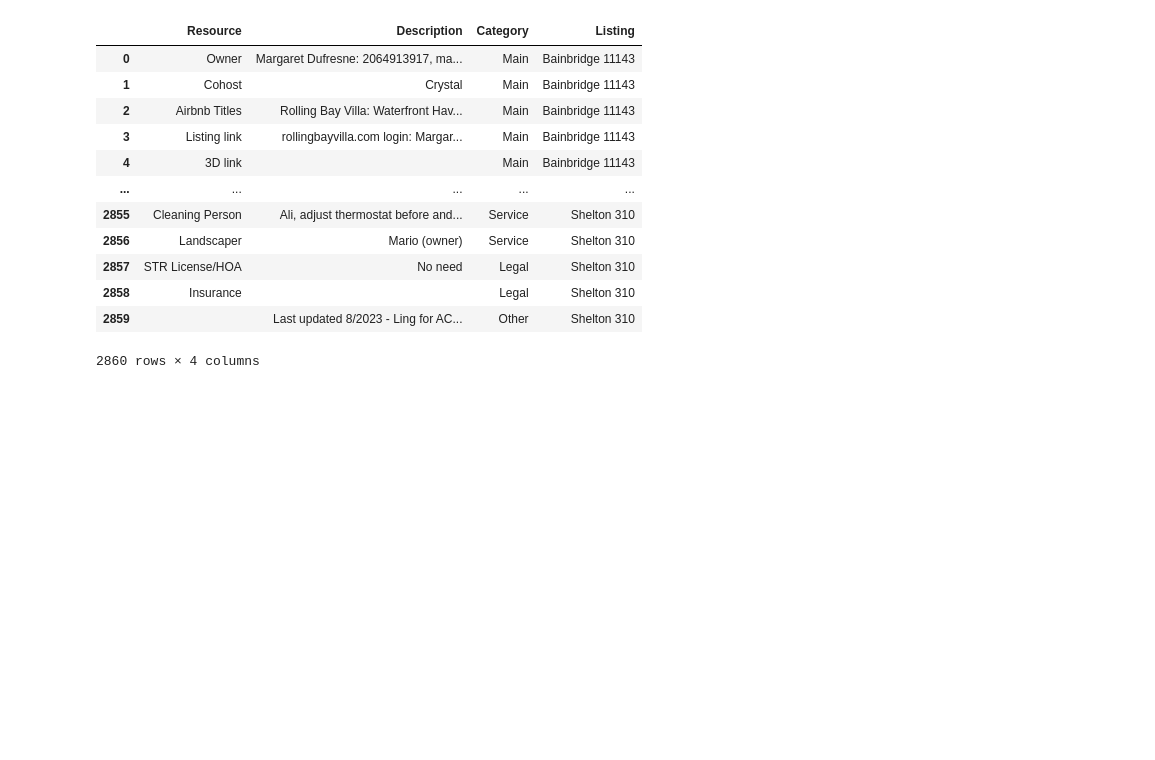
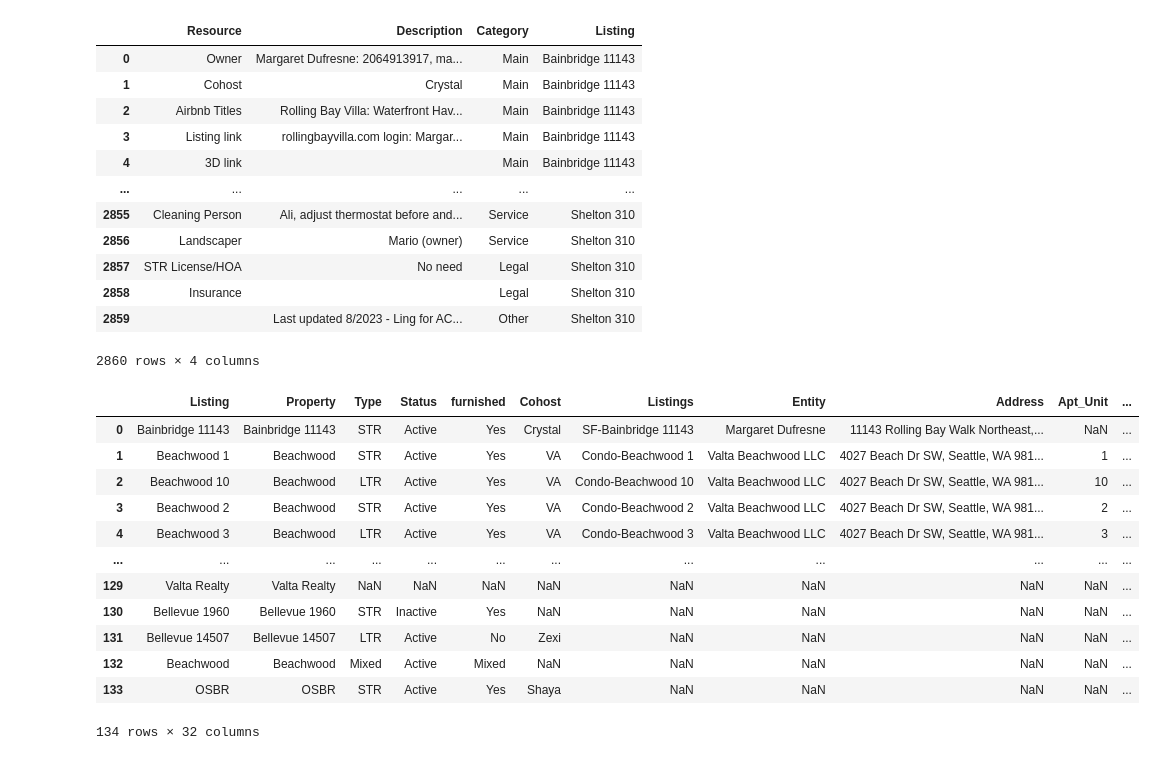
Before and after one commit to ylin2016/ValtaWork, a Jupyter notebook: OnboardingTemplate/ExtractPPT.ipynb, the cells around one changed output. Saved outputs shown, nothing was run; the diff lists cells and outputs as text; code cells hidden in the pictures; blank space fills up the shorter version.

Commit message:
merge master file infor

```diff
--- a/OnboardingTemplate/ExtractPPT.ipynb
+++ b/OnboardingTemplate/ExtractPPT.ipynb
@@ -128,3 +110,37 @@ with pd.ExcelWriter(
     for name, df in out.items():
         df = df.applymap(clean_for_excel)
         df.to_excel(writer, sheet_name=name[:31], index=False)  # Excel sheet name max 31 chars
+# %%
+# merge ppt_df with master file info
+property = pd.read_excel("/Users/ylin/My Drive/Cohost/Cohost Cleaner Compensation/Working/Data/Property_Cohost.xlsx")
+ppt = "/Users/ylin/My Drive/Cohost/Data and Reporting/10-OnboardingTemplate/Property_ppt_tables.xlsx"
+ppt_df = pd.read_excel(ppt)
+ppt_df =ppt_df.loc[ppt_df["Resource"].isin(["Access",'Accss & Keys info',
+                                            "Access\n(front door manual; basement lock manual )\nSchlage+smartthings+hub_aurmur"]),
+                   ["Listing","Resource","Description"]]
+
+master_df= pd.read_excel("/Users/ylin/My Drive/Cohost/** Properties ** -- Valta/Listings, Team & Vendor Master Sheet.xlsx")
+master_df = master_df[["Property", "Access","Backup Access (default lockbox: 3012)"]]
+# %%
+master_df.loc[master_df["Property"]=="Cottage 12(Caregiver)","Property"] = "Cottage 12"
+master_df.loc[master_df["Property"]=="OSBR","Property"] ="Cottages All OSBR"
+master_df =master_df.copy()
+
+ppt_df.loc[ppt_df["Listing"]=="OSBR","Listing"] = "Cottages All OSBR"
+ppt_df =ppt_df.copy()
+
+property
+# %% [output]
+|  | Listing | Property | Type | Status | furnished | Cohost | Listings | Entity | Address | Apt_Unit | ... |
+| 0 | Bainbridge 11143 | Bainbridge 11143 | STR | Active | Yes | Crystal | SF-Bainbridge 11143 | Margaret Dufresne | 11143 Rolling Bay Walk Northeast,... | NaN | ... |
+| 1 | Beachwood 1 | Beachwood | STR | Active | Yes | VA | Condo-Beachwood 1 | Valta Beachwood LLC | 4027 Beach Dr SW, Seattle, WA 981... | 1 | ... |
+| 2 | Beachwood 10 | Beachwood | LTR | Active | Yes | VA | Condo-Beachwood 10 | Valta Beachwood LLC | 4027 Beach Dr SW, Seattle, WA 981... | 10 | ... |
+| 3 | Beachwood 2 | Beachwood | STR | Active | Yes | VA | Condo-Beachwood 2 | Valta Beachwood LLC | 4027 Beach Dr SW, Seattle, WA 981... | 2 | ... |
+| 4 | Beachwood 3 | Beachwood | LTR | Active | Yes | VA | Condo-Beachwood 3 | Valta Beachwood LLC | 4027 Beach Dr SW, Seattle, WA 981... | 3 | ... |
+| ... | ... | ... | ... | ... | ... | ... | ... | ... | ... | ... | ... |
+| 129 | Valta Realty | Valta Realty | NaN | NaN | NaN | NaN | NaN | NaN | NaN | NaN | ... |
+| 130 | Bellevue 1960 | Bellevue 1960 | STR | Inactive | Yes | NaN | NaN | NaN | NaN | NaN | ... |
+| 131 | Bellevue 14507 | Bellevue 14507 | LTR | Active | No | Zexi | NaN | NaN | NaN | NaN | ... |
+| 132 | Beachwood | Beachwood | Mixed | Active | Mixed | NaN | NaN | NaN | NaN | NaN | ... |
+| 133 | OSBR | OSBR | STR | Active | Yes | Shaya | NaN | NaN | NaN | NaN | ... |
+134 rows × 32 columns
```
Also changed, not shown: parts of 4 cells of this notebook.
